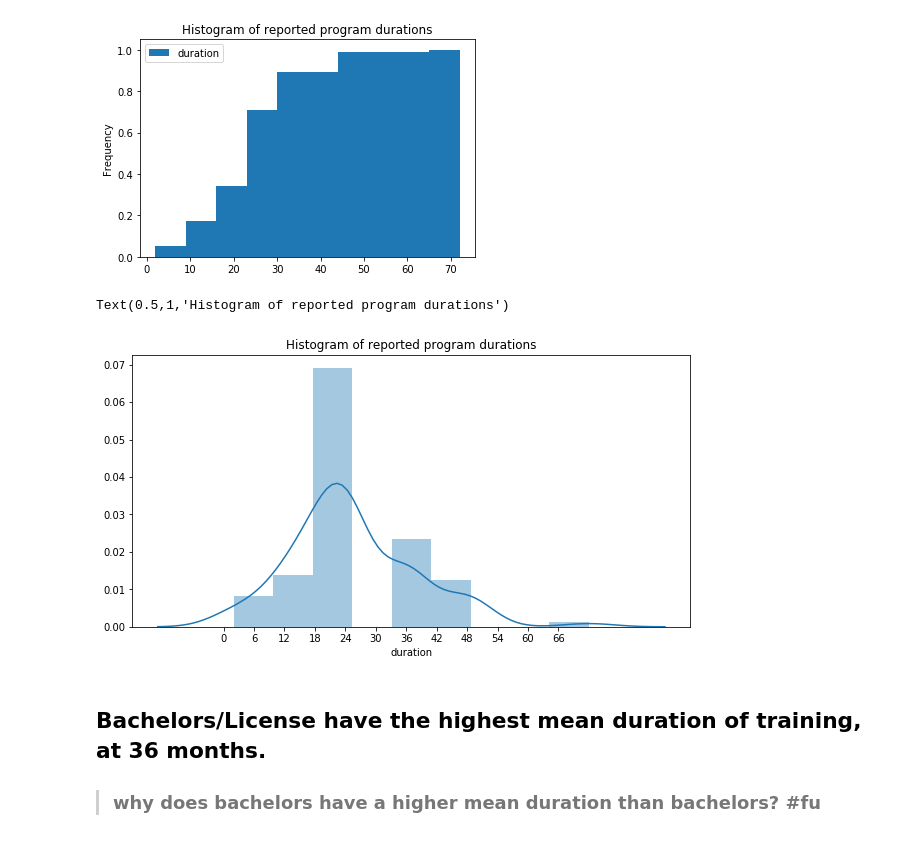
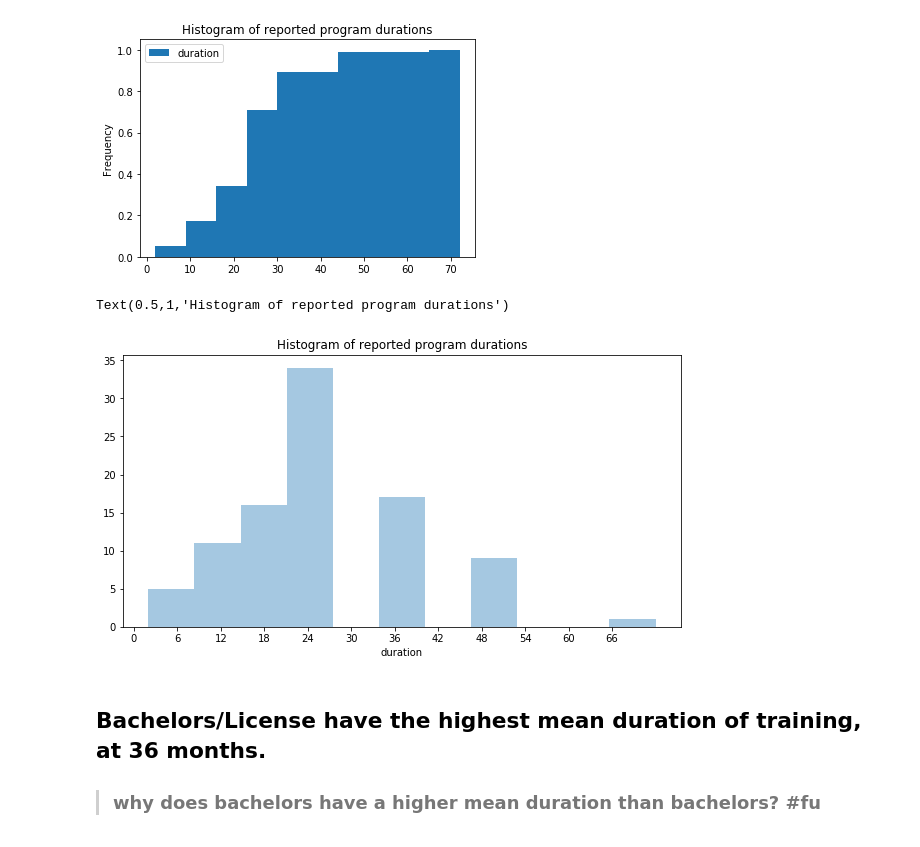
Before and after one commit to lawtj/npa, a Jupyter notebook: npa data.ipynb, the cells around one changed output. Cells and saved outputs as stored; diff of their text form; code cells hidden in the pictures.

```diff
--- a/npa data.ipynb
+++ b/npa data.ipynb
@@ -357,11 +374,11 @@ df1.plot.hist(density=True, cumulative=True, title="Histogram of reported progra
 # %%
 #df1['duration'].plot.hist(cumulative=True, title="Cumulative proportion of program durations")
 fig, ax = plt.subplots(figsize=(10,5))
 ax.set_xticks(range(0,70,6))
-sb.distplot(df1['duration'].dropna()).set_title('Histogram of reported program durations')
+sb.distplot(df1['duration'].dropna(), kde=False, hist=True, bins=int(66/6)).set_title('Histogram of reported program durations')
 # %% [output]
 Text(0.5,1,'Histogram of reported program durations')
-[figure, old version]
+[figure, new version]
 # %% [markdown]
 ## Bachelors/License have the highest mean duration of training, at 36 months.
 
```
Also changed, not shown: parts of 72 cells of this notebook.
